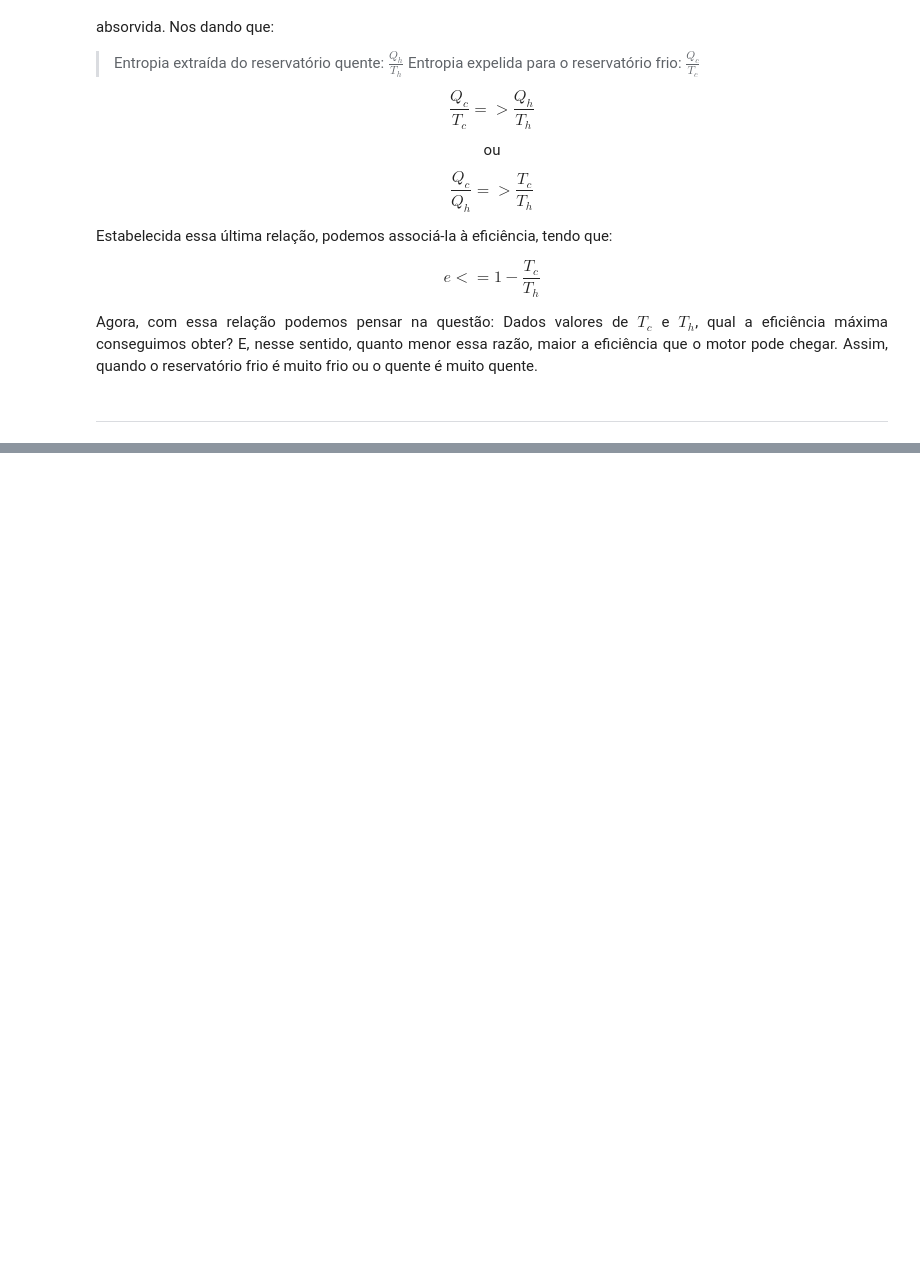
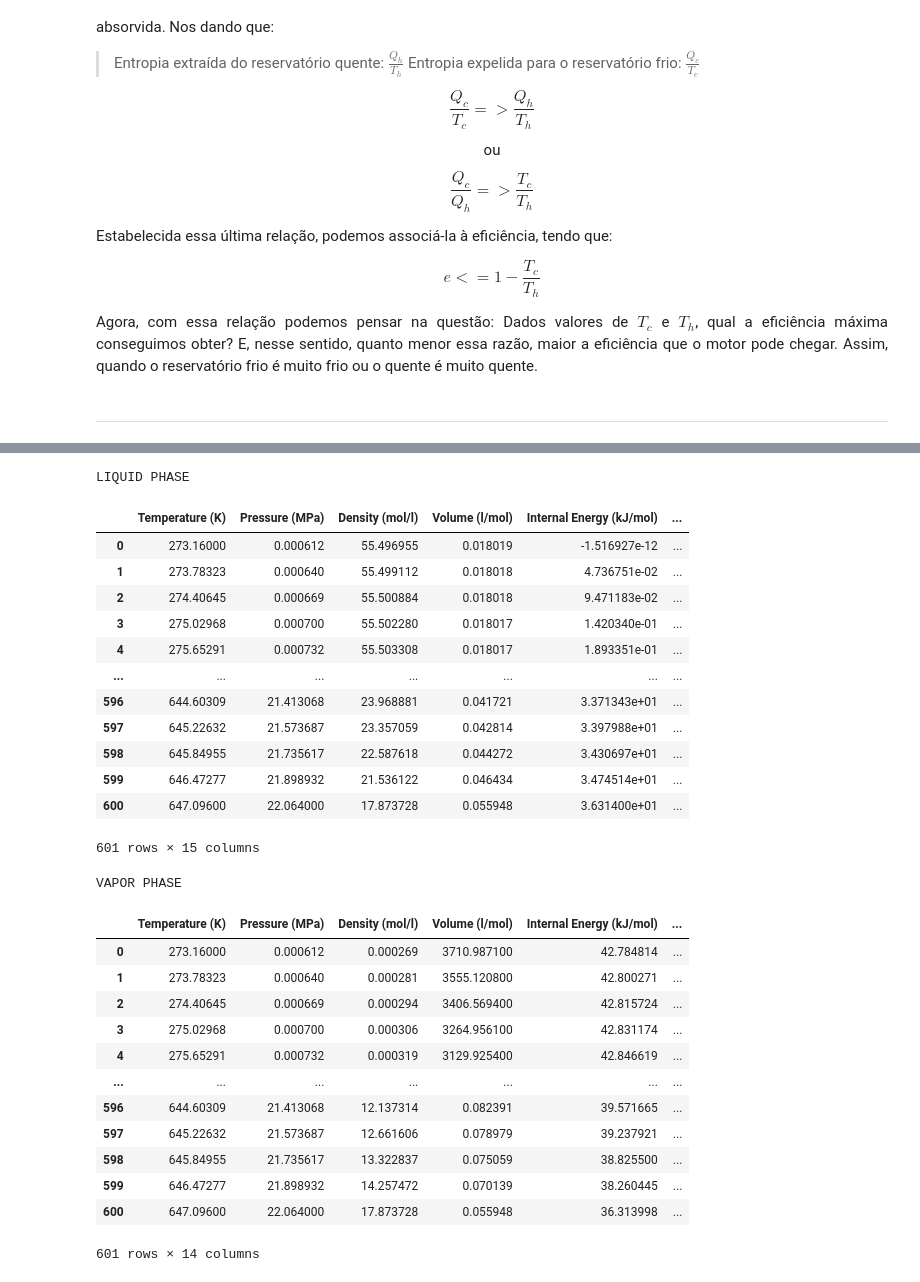
Before and after one commit to viyuetuki/Termodinamica_Avancada, a Jupyter notebook: Desafio 4.ipynb, the cells around one changed output, grey strips where cells are left out. Saved outputs shown, nothing was run; the diff lists cells and outputs as text; code cells hidden in the pictures; blank space fills up the shorter version.

```diff
--- a/Desafio 4.ipynb
+++ b/Desafio 4.ipynb
@@ -124,0 +181,36 @@ $$ \frac{P_1 V_1}{T_1} = \frac{P_2 V_2}{T_2} $$
+# %%
+df_liquid_phase = pd.read_csv("liquid_phase_data.txt", sep="	")
+print("LIQUID PHASE")
+display(df_liquid_phase)
+df_vapor_phase = pd.read_csv("vapor_phase_data.txt", sep="	")
+print("VAPOR PHASE")
+display(df_vapor_phase)
+# %% [output]
+LIQUID PHASE
+|  | Temperature (K) | Pressure (MPa) | Density (mol/l) | Volume (l/mol) | Internal Energy (kJ/mol) | ... |
+| 0 | 273.16000 | 0.000612 | 55.496955 | 0.018019 | -1.516927e-12 | ... |
+| 1 | 273.78323 | 0.000640 | 55.499112 | 0.018018 | 4.736751e-02 | ... |
+| 2 | 274.40645 | 0.000669 | 55.500884 | 0.018018 | 9.471183e-02 | ... |
+| 3 | 275.02968 | 0.000700 | 55.502280 | 0.018017 | 1.420340e-01 | ... |
+| 4 | 275.65291 | 0.000732 | 55.503308 | 0.018017 | 1.893351e-01 | ... |
+| ... | ... | ... | ... | ... | ... | ... |
+| 596 | 644.60309 | 21.413068 | 23.968881 | 0.041721 | 3.371343e+01 | ... |
+| 597 | 645.22632 | 21.573687 | 23.357059 | 0.042814 | 3.397988e+01 | ... |
+| 598 | 645.84955 | 21.735617 | 22.587618 | 0.044272 | 3.430697e+01 | ... |
+| 599 | 646.47277 | 21.898932 | 21.536122 | 0.046434 | 3.474514e+01 | ... |
+| 600 | 647.09600 | 22.064000 | 17.873728 | 0.055948 | 3.631400e+01 | ... |
+601 rows × 15 columns
+VAPOR PHASE
+|  | Temperature (K) | Pressure (MPa) | Density (mol/l) | Volume (l/mol) | Internal Energy (kJ/mol) | ... |
+| 0 | 273.16000 | 0.000612 | 0.000269 | 3710.987100 | 42.784814 | ... |
+| 1 | 273.78323 | 0.000640 | 0.000281 | 3555.120800 | 42.800271 | ... |
+| 2 | 274.40645 | 0.000669 | 0.000294 | 3406.569400 | 42.815724 | ... |
+| 3 | 275.02968 | 0.000700 | 0.000306 | 3264.956100 | 42.831174 | ... |
+| 4 | 275.65291 | 0.000732 | 0.000319 | 3129.925400 | 42.846619 | ... |
+| ... | ... | ... | ... | ... | ... | ... |
+| 596 | 644.60309 | 21.413068 | 12.137314 | 0.082391 | 39.571665 | ... |
+| 597 | 645.22632 | 21.573687 | 12.661606 | 0.078979 | 39.237921 | ... |
+| 598 | 645.84955 | 21.735617 | 13.322837 | 0.075059 | 38.825500 | ... |
+| 599 | 646.47277 | 21.898932 | 14.257472 | 0.070139 | 38.260445 | ... |
+| 600 | 647.09600 | 22.064000 | 17.873728 | 0.055948 | 36.313998 | ... |
+601 rows × 14 columns
```
Also changed, not shown: parts of 15 cells of this notebook, 7 other files.
